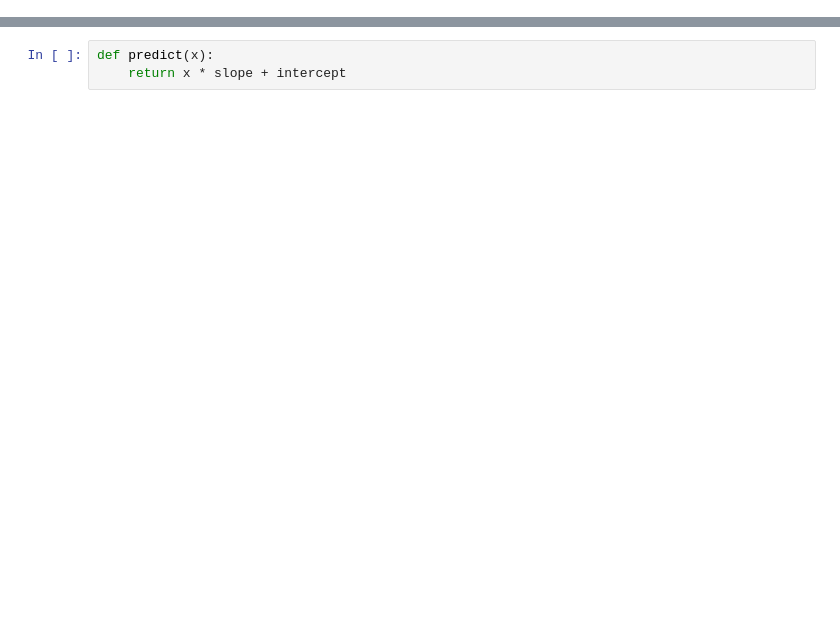
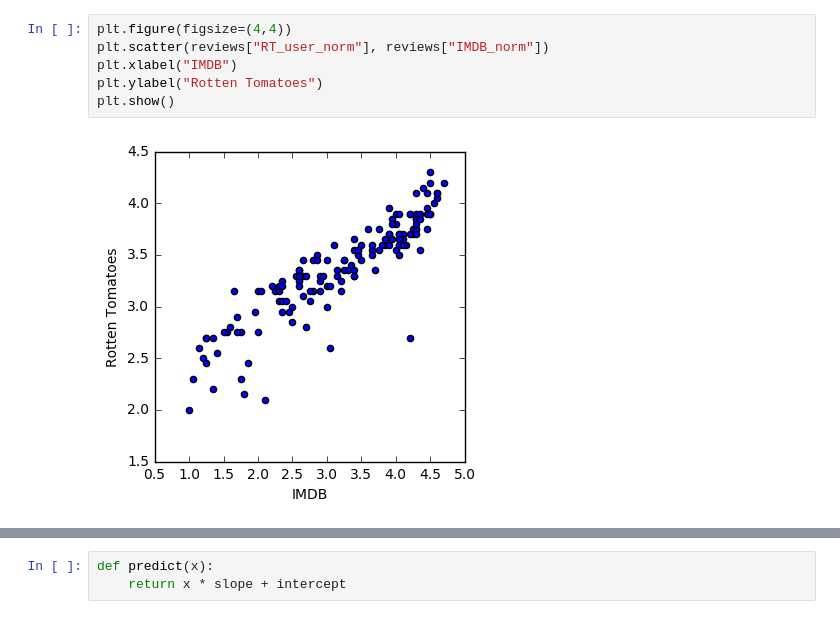
Before and after one commit to xuwenyihust/Movie-Reviews-Analysis, a Jupyter notebook: movie_reviews_analysis.ipynb, the cells around one changed output, grey strips where cells are left out. Cells and saved outputs as stored; diff of their text form; blank space fills up the shorter version.

```diff
--- a/movie_reviews_analysis.ipynb
+++ b/movie_reviews_analysis.ipynb
@@ -116,0 +128,8 @@ print(x)
+# %%
+plt.figure(figsize=(4,4))
+plt.scatter(reviews["RT_user_norm"], reviews["IMDB_norm"])
+plt.xlabel("IMDB")
+plt.ylabel("Rotten Tomatoes")
+plt.show()
+# %% [output]
+[figure, added]
```
Also changed, not shown: parts of 41 cells of this notebook, 1 other file.
